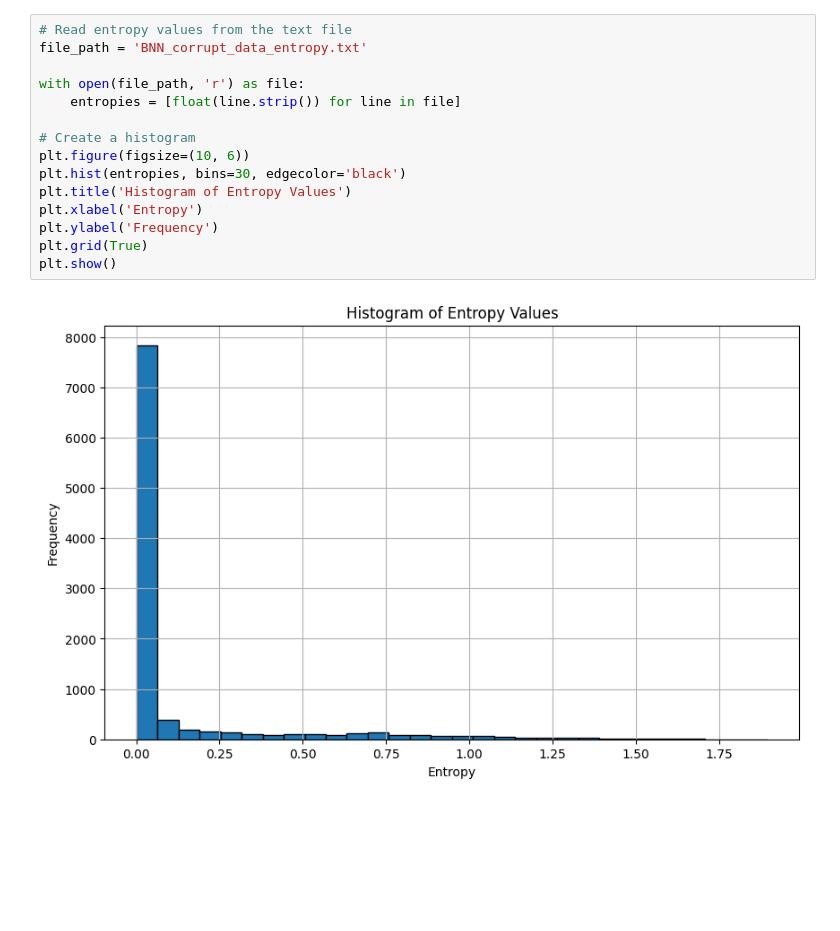
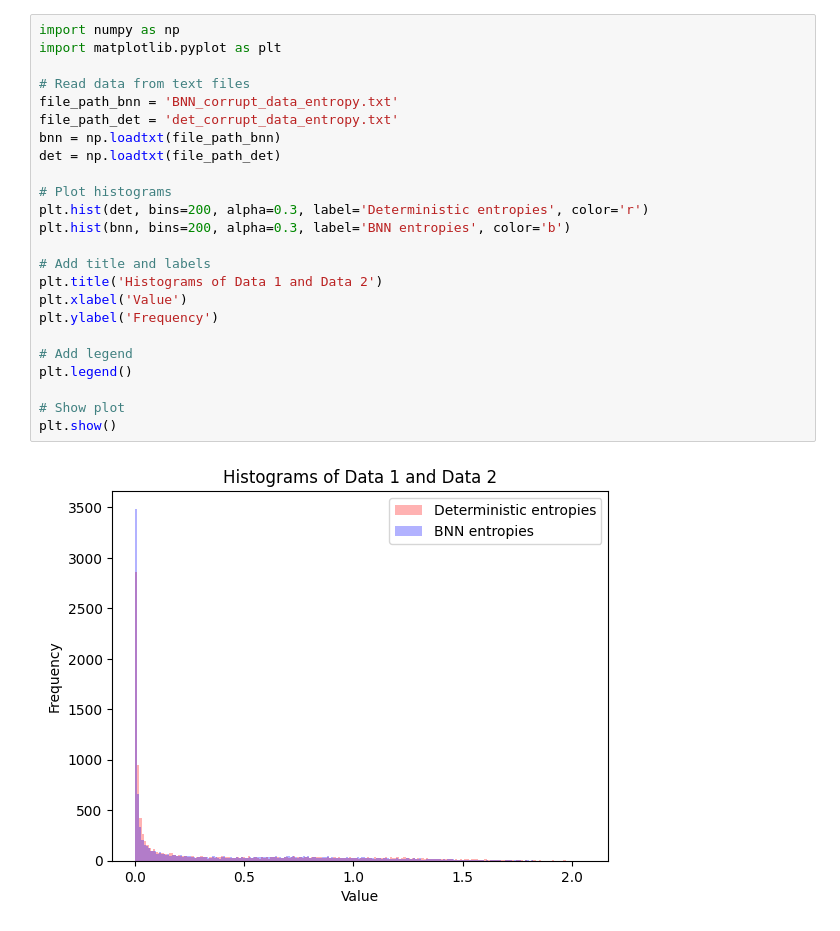
Before and after one commit to jonathansim/Rank-1-Bayesian-Neural-Networks, a Jupyter notebook: results_processing/histograms.ipynb, the cells around one changed output. Cells and saved outputs as stored; diff of their text form; blank space fills up the shorter version.

```diff
--- a/results_processing/histograms.ipynb
+++ b/results_processing/histograms.ipynb
@@ -37,17 +55,26 @@ plt.show()
-# %%
-# Read entropy values from the text file
-file_path = 'BNN_corrupt_data_entropy.txt'
-
-with open(file_path, 'r') as file:
-    entropies = [float(line.strip()) for line in file]
-
-# Create a histogram
-plt.figure(figsize=(10, 6))
-plt.hist(entropies, bins=30, edgecolor='black')
-plt.title('Histogram of Entropy Values')
-plt.xlabel('Entropy')
-plt.ylabel('Frequency')
-plt.grid(True)
-plt.show()
-# %% [output]
-[figure, removed]
+# %%
+import numpy as np
+import matplotlib.pyplot as plt
+
+# Read data from text files
+file_path_bnn = 'BNN_corrupt_data_entropy.txt'
+file_path_det = 'det_corrupt_data_entropy.txt'
+bnn = np.loadtxt(file_path_bnn)
+det = np.loadtxt(file_path_det)
+
+# Plot histograms
+plt.hist(det, bins=200, alpha=0.3, label='Deterministic entropies', color='r')
+plt.hist(bnn, bins=200, alpha=0.3, label='BNN entropies', color='b')
+
+# Add title and labels
+plt.title('Histograms of Data 1 and Data 2')
+plt.xlabel('Value')
+plt.ylabel('Frequency')
+
+# Add legend
+plt.legend()
+
+# Show plot
+plt.show()
+# %% [output]
+[figure, added]
```
Also changed, not shown: parts of 3 cells of this notebook, 1 other file.
